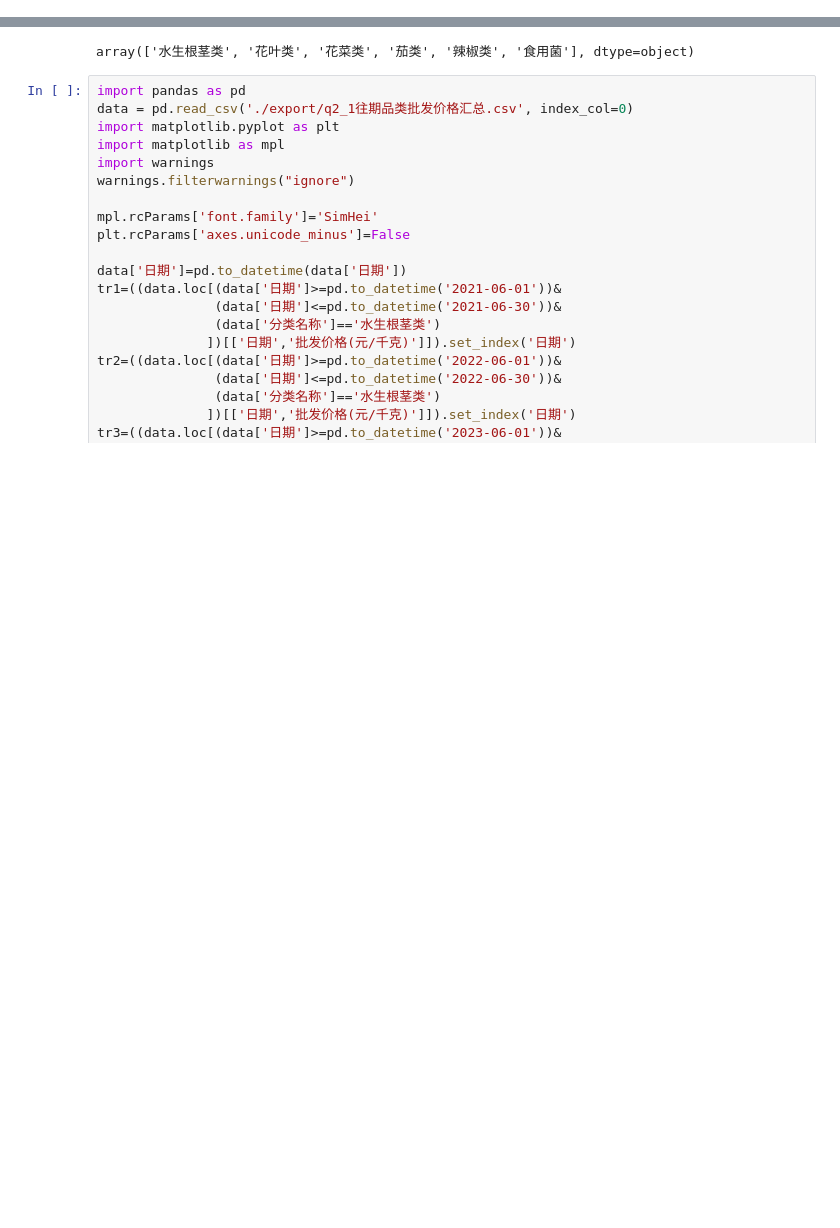
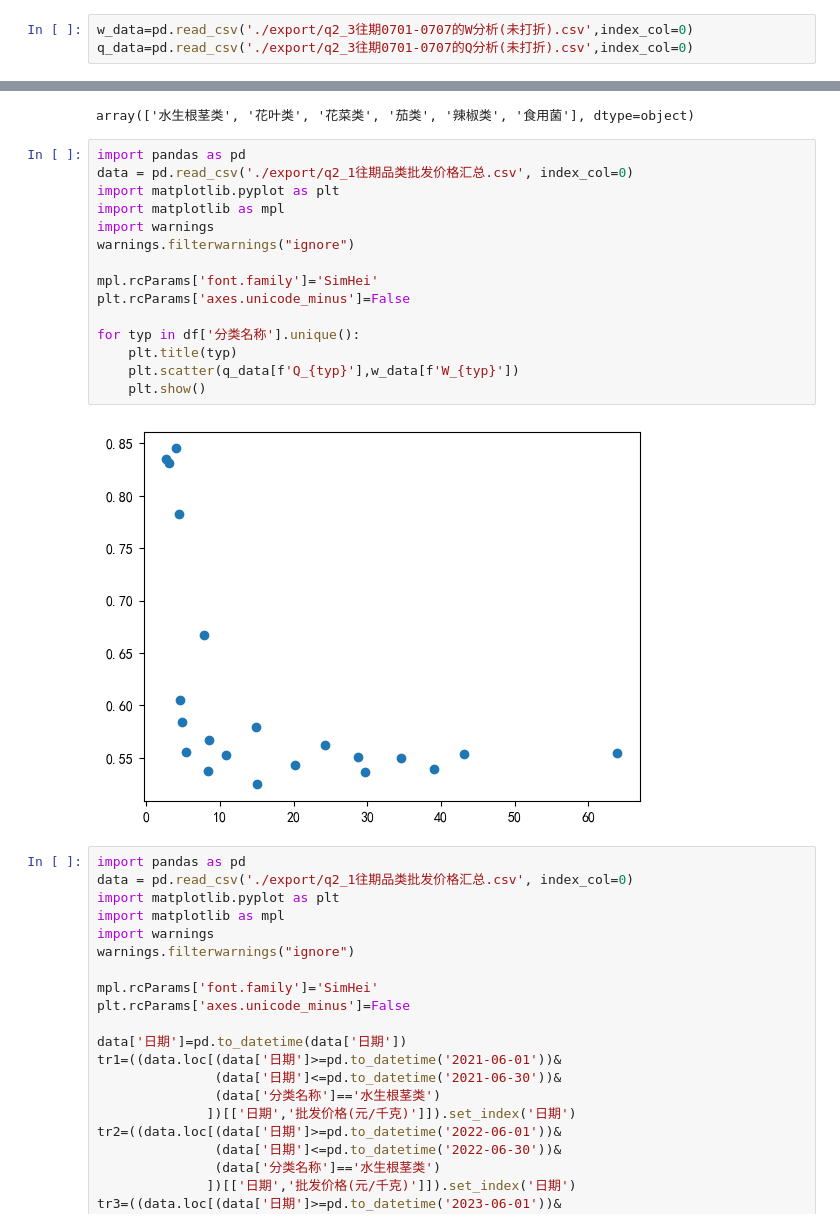
Before and after one commit to 738NGX/2023CUMCM_C, a Jupyter notebook: test.ipynb, the cells around one changed output, grey strips where cells are left out. Drawn from its saved outputs; the diff is of its cells as text; blank space fills up the shorter version.

```diff
--- a/test.ipynb
+++ b/test.ipynb
@@ -39,8 +18,28 @@ result
+# %%
+w_data=pd.read_csv('./export/q2_3往期0701-0707的W分析(未打折).csv',index_col=0)
+q_data=pd.read_csv('./export/q2_3往期0701-0707的Q分析(未打折).csv',index_col=0)
 # %%
 df=pd.read_csv('./export/q2_2往期品类销量定价关系汇总.csv')
 df['分类名称'].unique()
 # %% [output]
 array(['水生根茎类', '花叶类', '花菜类', '茄类', '辣椒类', '食用菌'], dtype=object)
+# %%
+import pandas as pd
+data = pd.read_csv('./export/q2_1往期品类批发价格汇总.csv', index_col=0)
+import matplotlib.pyplot as plt
+import matplotlib as mpl
+import warnings
+warnings.filterwarnings("ignore")
+
+mpl.rcParams['font.family']='SimHei'
+plt.rcParams['axes.unicode_minus']=False
+
+for typ in df['分类名称'].unique():
+    plt.title(typ)
+    plt.scatter(q_data[f'Q_{typ}'],w_data[f'W_{typ}'])
+    plt.show()
+# %% [output]
+[figure, added]
 # %%
 import pandas as pd
 data = pd.read_csv('./export/q2_1往期品类批发价格汇总.csv', index_col=0)
```
Also changed, not shown: parts of 1 cell of this notebook, 2 other files.
